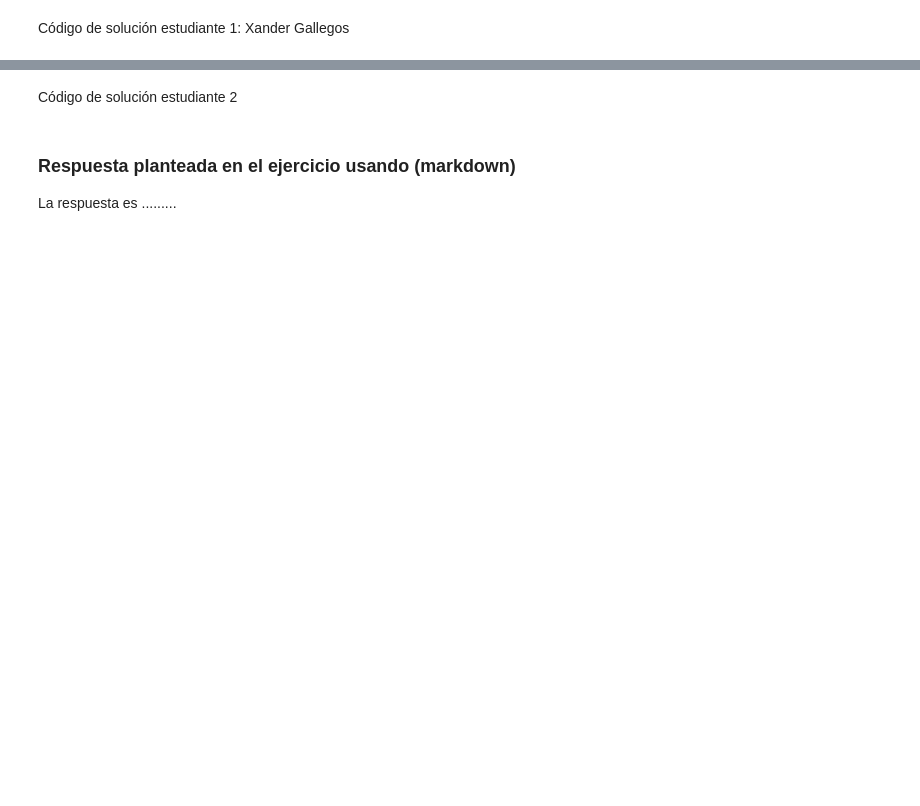
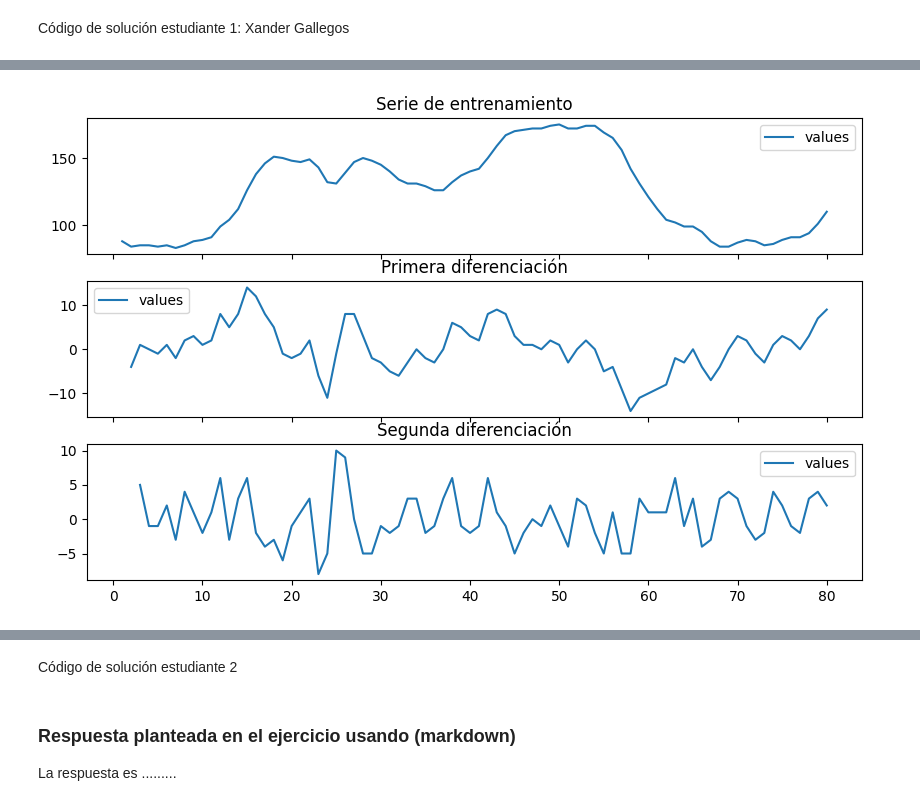
Before and after one commit to xagallegos/ProyectoConjunto_XGallegos_AYGonzales, a Jupyter notebook: Tarea2.ipynb, the cells around one changed output, grey strips where cells are left out. Saved outputs shown, nothing was run; the diff lists cells and outputs as text; code cells hidden in the pictures; blank space fills up the shorter version.

```diff
--- a/Tarea2.ipynb
+++ b/Tarea2.ipynb
@@ -39,0 +97,18 @@ Código de solución estudiante 1: Xander Gallegos
+# %%
+# Dividir train - test
+s = int(len(data) * 0.8)
+
+train = data.iloc[:s]
+test = data.iloc[s:]
+# %%
+# Probar estacionalidad
+print("\033[97mADF para test\033[00m")
+adf_test(train)
+
+diff1_values = train.diff().dropna()
+print("\n\033[97mADF para derivada primer orden\033[00m")
+adf_test(diff1_values)
+
+diff2_values = train.diff().diff().dropna()
+print("\n\033[97mADF para derivada segundo orden\033[00m")
+adf_test(diff2_values)
@@ -39,0 +133,15 @@ Código de solución estudiante 1: Xander Gallegos
+# %%
+_, (ax1, ax2, ax3) = plt.subplots(ncols=1, nrows=3, figsize=(10,6), sharex=True)
+
+train.plot(ax=ax1)
+ax1.set_title('Serie de entrenamiento')
+
+diff1_values.plot(ax=ax2)
+ax2.set_title('Primera diferenciación')
+
+diff2_values.plot(ax=ax3)
+ax3.set_title('Segunda diferenciación')
+
+plt.show()
+# %% [output]
+[figure, added]
```
Also changed, not shown: parts of 14 cells of this notebook.
